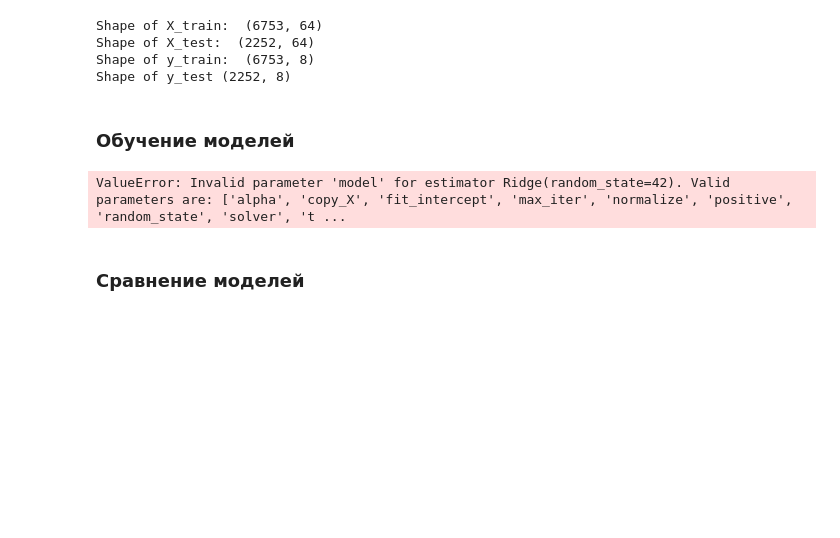
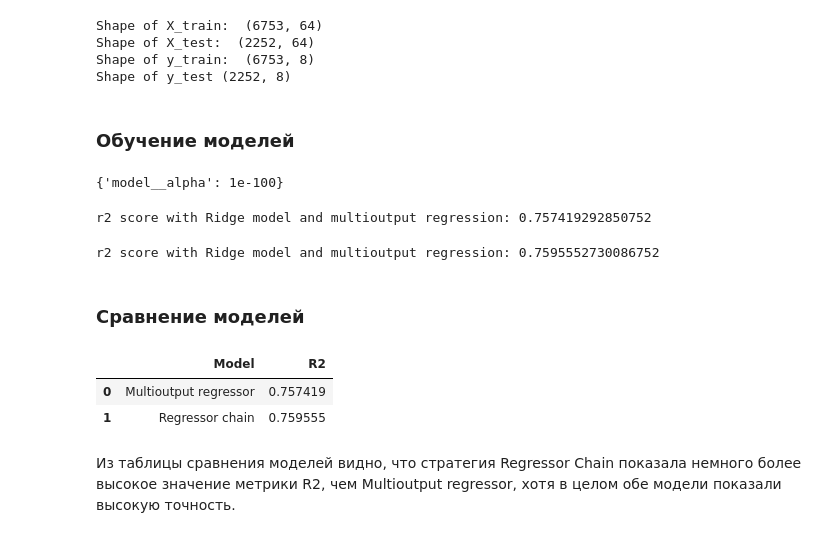
Before and after one commit to katevi/Introduction-to-ML, a Jupyter notebook: lab3/multiclass_classification_multioutput_regression.ipynb, the cells around one changed output. Cells and saved outputs as stored; diff of their text form; code cells hidden in the pictures; blank space fills up the shorter version.

Commit message:
Add different strategies for multioutput regression, add comparison

```diff
--- a/lab3/multiclass_classification_multioutput_regression.ipynb
+++ b/lab3/multiclass_classification_multioutput_regression.ipynb
@@ -709,40 +788,57 @@ Shape of y_test (2252, 8)
 # %% [markdown]
 ### Обучение моделей
 # %%
-# evaluate multioutput regression model with k-fold cross-validation
 from numpy import absolute
 from numpy import mean
 from numpy import std
 from sklearn.linear_model import Ridge
-from sklearn.multioutput import MultiOutputRegressor
-from sklearn.model_selection import cross_val_score
+from sklearn.multioutput import MultiOutputRegressor, RegressorChain
+from sklearn.model_selection import cross_validate
 from sklearn.metrics import r2_score
 
-#model = Ridge(random_state=42)
-#steps = [
-#    ('scalar', StandardScaler()),
-#    ('model', model)
-#]
+steps = [
+    ('scalar', StandardScaler()),
+    ('model', Ridge(random_state=42))
+]
 
-#pipe = Pipeline(steps)
+pipe = Pipeline(steps)
 
-alpha_grid = np.logspace(-3, 3, 10)
-searcher = GridSearchCV(Ridge(random_state=42), [{"alpha": alpha_grid}], scoring="r2", cv=3)
-regr = MultiOutputRegressor(searcher).fit(X_train, y_train)
-regr.fit(X_train, y_train)
-
-y_pred = regr.predict(X_test)
-
-
-print("r2 score:", r2_score(y_test, y_pred))
-
-print(X_train.shape, y_train.shape)
-n_scores = cross_val_score(regr, X_train, y_train, scoring='r2', cv=3, n_jobs=-1)
-# force the scores to be positive
-n_scores = absolute(n_scores)
-# summarize performance
-print('MAE: %.3f (%.3f)' % (mean(n_scores), std(n_scores)))
+alpha_grid = np.logspace(-100, 100, 20)
+searcher = GridSearchCV(pipe, [{"model__alpha": alpha_grid}], scoring="r2", cv=5)
+searcher.fit(X_train, y_train)
+print(searcher.best_params_)
 # %% [output]
-ValueError: Invalid parameter 'model' for estimator Ridge(random_state=42). Valid parameters are: ['alpha', 'copy_X', 'fit_intercept', 'max_iter', 'normalize', 'positive', 'random_state', 'solver', 't ...
+{'model__alpha': 1e-100}
+# %%
+mo_regr = MultiOutputRegressor(searcher)
+mo_regr.fit(X_train, y_train)
+
+y_pred = mo_regr.predict(X_test)
+mo_regr_accuracy = r2_score(y_test, y_pred)
+print("r2 score with Ridge model and multioutput regression:", mo_regr_accuracy)
+# %% [output]
+r2 score with Ridge model and multioutput regression: 0.757419292850752
+# %%
+regr_ch = RegressorChain(searcher).fit(X_train, y_train)
+regr_ch.fit(X_train, y_train)
+
+y_pred = regr_ch.predict(X_test)
+regr_ch_accuracy = r2_score(y_test, y_pred)
+print("r2 score with Ridge model and regressor chain:", regr_ch_accuracy)
+# %% [output]
+r2 score with Ridge model and multioutput regression: 0.7595552730086752
 # %% [markdown]
 ### Сравнение моделей
+# %%
+models = [('Multioutput regressor', mo_regr_accuracy),
+          ('Regressor chain', regr_ch_accuracy)
+         ]
+
+predict = pd.DataFrame(data = models, columns=['Model', 'R2'])
+predict
+# %% [output]
+|  | Model | R2 |
+| 0 | Multioutput regressor | 0.757419 |
+| 1 | Regressor chain | 0.759555 |
+# %% [markdown]
+Из таблицы сравнения моделей видно, что стратегия Regressor Chain показала немного более высокое значение метрики R2, чем Multioutput regressor, хотя в целом обе модели показали высокую точность.
```
Also changed, not shown: parts of 28 cells of this notebook, 2 other files.
